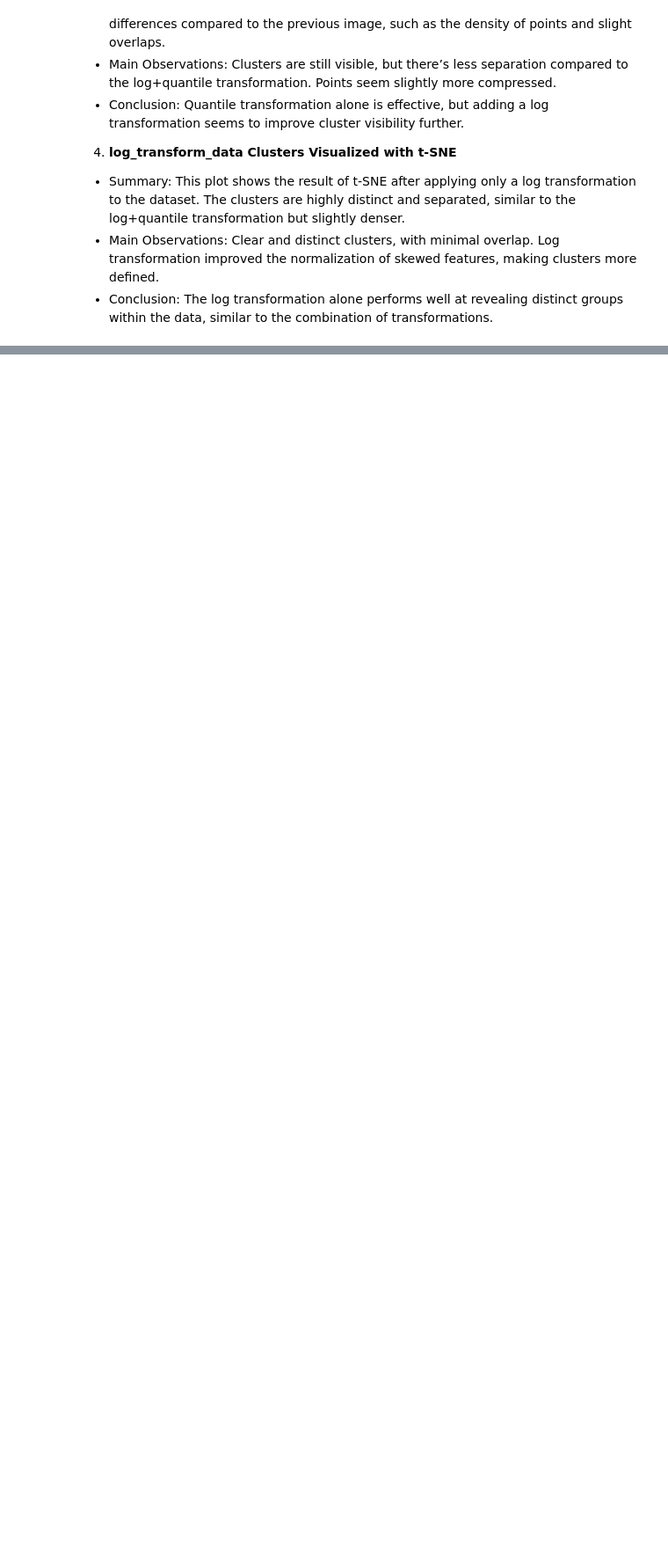
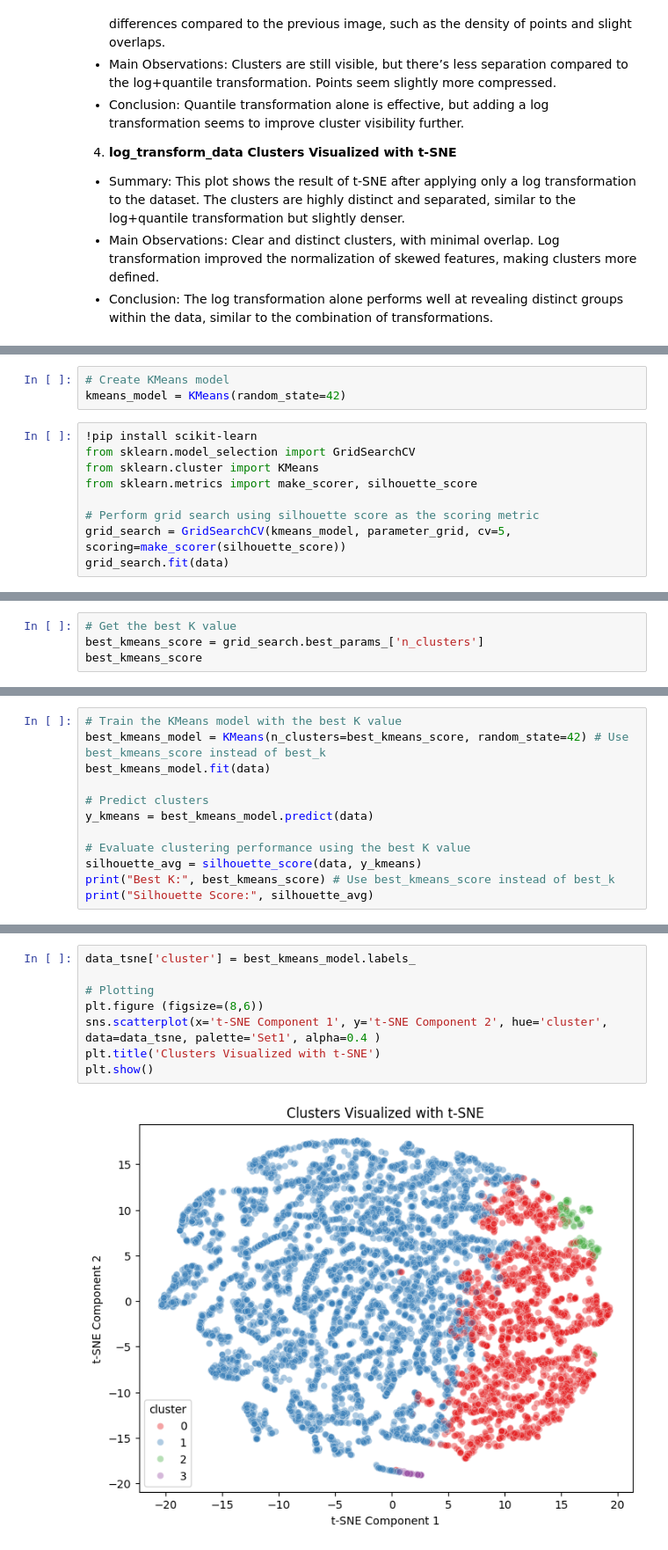
Before and after one commit to Payal2000/Advanced-Data-Science-INFO-7390, a Jupyter notebook: Understanding_Data_Assignment_1.ipynb, the cells around one changed output, grey strips where cells are left out. Shown at 88% size. Saved outputs shown, nothing was run; the diff lists cells and outputs as text; blank space fills up the shorter version.

```diff
--- a/Understanding_Data_Assignment_1.ipynb
+++ b/Understanding_Data_Assignment_1.ipynb
@@ -735,0 +866,12 @@ Log transformation improved the normalization of skewed features, making cluster
+# %%
+# Create KMeans model
+kmeans_model = KMeans(random_state=42)
+# %%
+!pip install scikit-learn
+from sklearn.model_selection import GridSearchCV
+from sklearn.cluster import KMeans
+from sklearn.metrics import make_scorer, silhouette_score
+
+# Perform grid search using silhouette score as the scoring metric
+grid_search = GridSearchCV(kmeans_model, parameter_grid, cv=5, scoring=make_scorer(silhouette_score))
+grid_search.fit(data)
@@ -735,0 +887,4 @@ Log transformation improved the normalization of skewed features, making cluster
+# %%
+# Get the best K value
+best_kmeans_score = grid_search.best_params_['n_clusters']
+best_kmeans_score
@@ -735,0 +893,12 @@ Log transformation improved the normalization of skewed features, making cluster
+# %%
+# Train the KMeans model with the best K value
+best_kmeans_model = KMeans(n_clusters=best_kmeans_score, random_state=42) # Use best_kmeans_score instead of best_k
+best_kmeans_model.fit(data)
+
+# Predict clusters
+y_kmeans = best_kmeans_model.predict(data)
+
+# Evaluate clustering performance using the best K value
+silhouette_avg = silhouette_score(data, y_kmeans)
+print("Best K:", best_kmeans_score) # Use best_kmeans_score instead of best_k
+print("Silhouette Score:", silhouette_avg)
@@ -735,0 +912,10 @@ Log transformation improved the normalization of skewed features, making cluster
+# %%
+data_tsne['cluster'] = best_kmeans_model.labels_
+
+# Plotting
+plt.figure (figsize=(8,6))
+sns.scatterplot(x='t-SNE Component 1', y='t-SNE Component 2', hue='cluster', data=data_tsne, palette='Set1', alpha=0.4 )
+plt.title('Clusters Visualized with t-SNE')
+plt.show()
+# %% [output]
+[figure, added]
```
Also changed, not shown: parts of 18 cells of this notebook.
